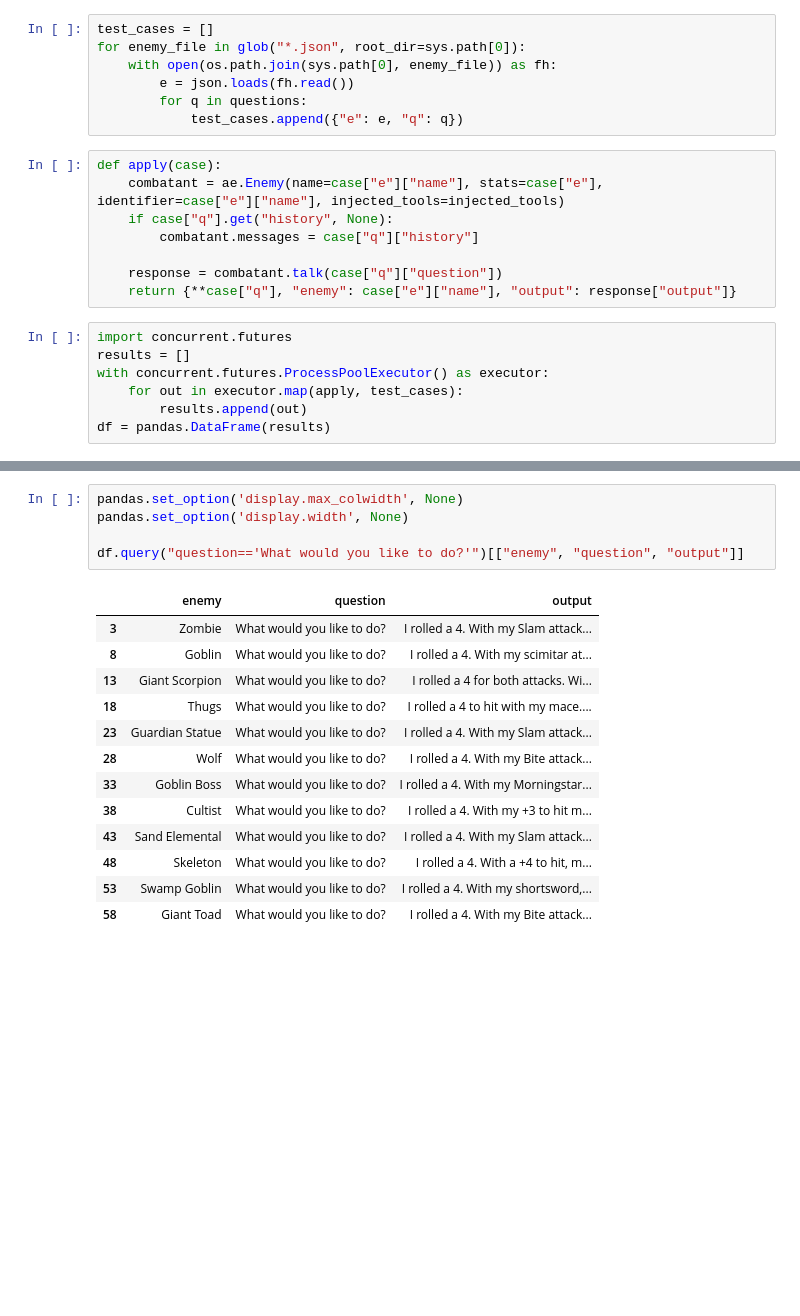
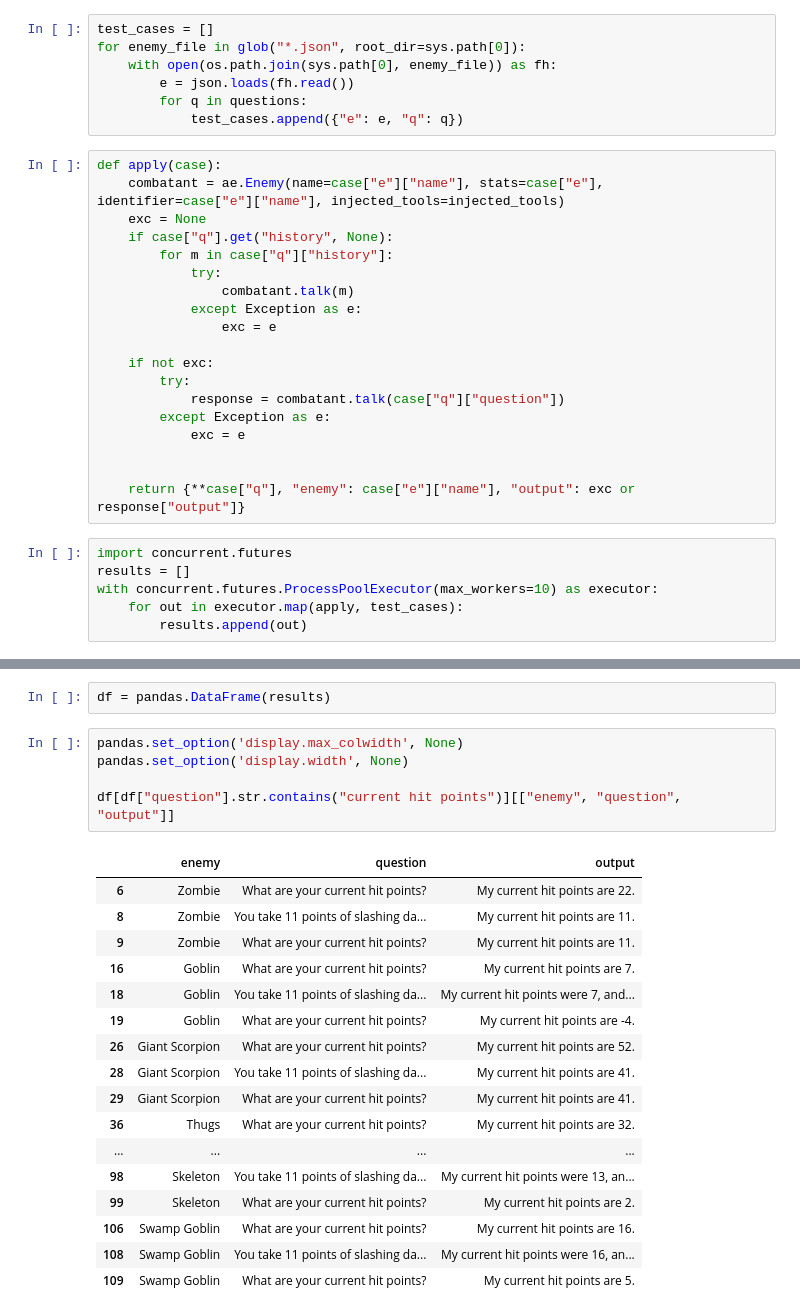
Before and after one commit to anthuswilliams/llm-dungeon-master, a Jupyter notebook: benchmarks/enemies/benchmark.ipynb, the cells around one changed output, grey strips where cells are left out. Drawn from its saved outputs; the diff is of its cells as text; blank space fills up the shorter version.

```diff
--- a/benchmarks/enemies/benchmark.ipynb
+++ b/benchmarks/enemies/benchmark.ipynb
@@ -60,16 +86,26 @@ for enemy_file in glob("*.json", root_dir=sys.path[0]):
 # %%
 def apply(case):
     combatant = ae.Enemy(name=case["e"]["name"], stats=case["e"], identifier=case["e"]["name"], injected_tools=injected_tools)
+    exc = None
     if case["q"].get("history", None):
-        combatant.messages = case["q"]["history"]
+        for m in case["q"]["history"]:
+            try:
+                combatant.talk(m)
+            except Exception as e:
+                exc = e
 
-    response = combatant.talk(case["q"]["question"])
-    return {**case["q"], "enemy": case["e"]["name"], "output": response["output"]}
+    if not exc:
+        try:
+            response = combatant.talk(case["q"]["question"])
+        except Exception as e:
+            exc = e
+
+
+    return {**case["q"], "enemy": case["e"]["name"], "output": exc or response["output"]}
 # %%
 import concurrent.futures
 results = []
-with concurrent.futures.ProcessPoolExecutor() as executor:
+with concurrent.futures.ProcessPoolExecutor(max_workers=10) as executor:
     for out in executor.map(apply, test_cases):
         results.append(out)
-df = pandas.DataFrame(results)
 # %% [output]
@@ -106,19 +130,25 @@ I rolled a 4. With my Bite attack, my total to hit is 4 + 4 = 8.
+# %%
+df = pandas.DataFrame(results)
 # %%
 pandas.set_option('display.max_colwidth', None)
 pandas.set_option('display.width', None)
 
-df.query("question=='What would you like to do?'")[["enemy", "question", "output"]]
+df[df["question"].str.contains("current hit points")][["enemy", "question", "output"]]
 # %% [output]
 |  | enemy | question | output |
-| 3 | Zombie | What would you like to do? | I rolled a 4. With my Slam attack... |
-| 8 | Goblin | What would you like to do? | I rolled a 4. With my scimitar at... |
-| 13 | Giant Scorpion | What would you like to do? | I rolled a 4 for both attacks. Wi... |
-| 18 | Thugs | What would you like to do? | I rolled a 4 to hit with my mace.... |
-| 23 | Guardian Statue | What would you like to do? | I rolled a 4. With my Slam attack... |
-| 28 | Wolf | What would you like to do? | I rolled a 4. With my Bite attack... |
-| 33 | Goblin Boss | What would you like to do? | I rolled a 4. With my Morningstar... |
-| 38 | Cultist | What would you like to do? | I rolled a 4. With my +3 to hit m... |
-| 43 | Sand Elemental | What would you like to do? | I rolled a 4. With my Slam attack... |
-| 48 | Skeleton | What would you like to do? | I rolled a 4. With a +4 to hit, m... |
-| 53 | Swamp Goblin | What would you like to do? | I rolled a 4. With my shortsword,... |
-| 58 | Giant Toad | What would you like to do? | I rolled a 4. With my Bite attack... |
+| 6 | Zombie | What are your current hit points? | My current hit points are 22. |
+| 8 | Zombie | You take 11 points of slashing da... | My current hit points are 11. |
+| 9 | Zombie | What are your current hit points? | My current hit points are 11. |
+| 16 | Goblin | What are your current hit points? | My current hit points are 7. |
+| 18 | Goblin | You take 11 points of slashing da... | My current hit points were 7, and... |
+| 19 | Goblin | What are your current hit points? | My current hit points are -4. |
+| 26 | Giant Scorpion | What are your current hit points? | My current hit points are 52. |
+| 28 | Giant Scorpion | You take 11 points of slashing da... | My current hit points are 41. |
+| 29 | Giant Scorpion | What are your current hit points? | My current hit points are 41. |
+| 36 | Thugs | What are your current hit points? | My current hit points are 32. |
+| ... | ... | ... | ... |
+| 98 | Skeleton | You take 11 points of slashing da... | My current hit points were 13, an... |
+| 99 | Skeleton | What are your current hit points? | My current hit points are 2. |
+| 106 | Swamp Goblin | What are your current hit points? | My current hit points are 16. |
+| 108 | Swamp Goblin | You take 11 points of slashing da... | My current hit points were 16, an... |
+| 109 | Swamp Goblin | What are your current hit points? | My current hit points are 5. |
```
Also changed, not shown: parts of 6 cells of this notebook.
